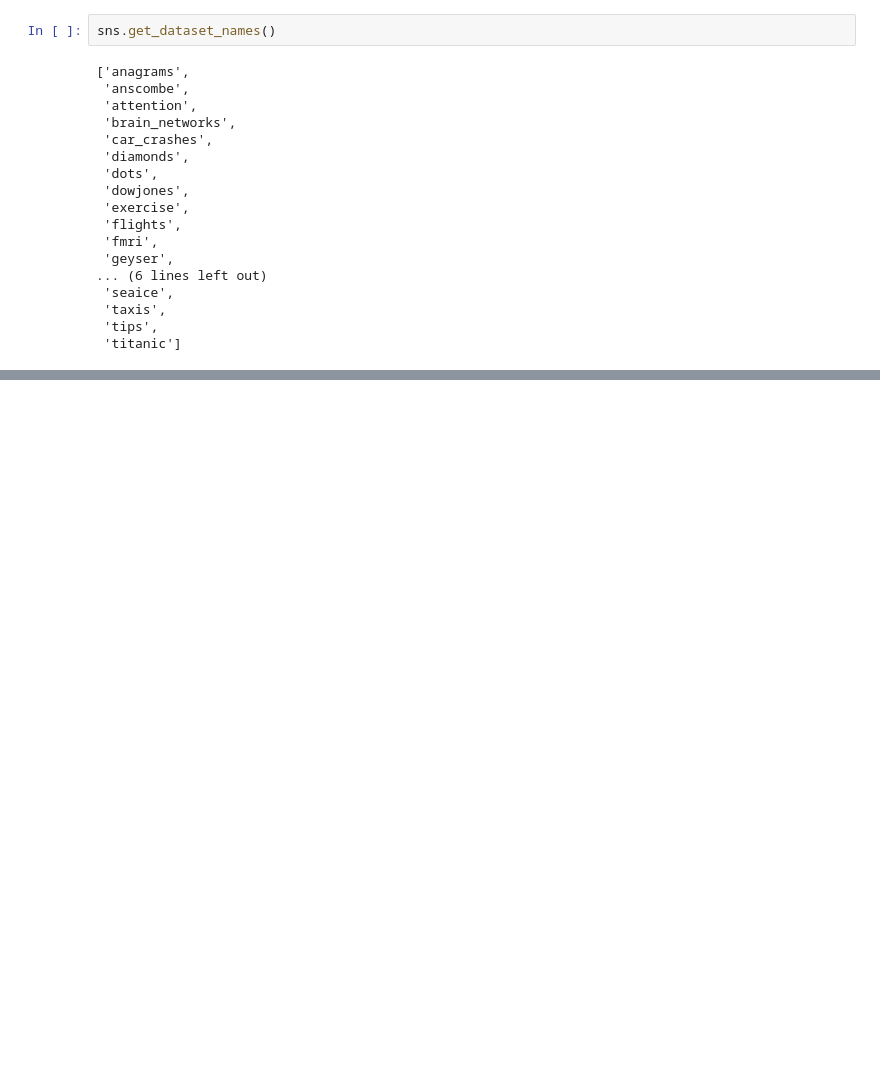
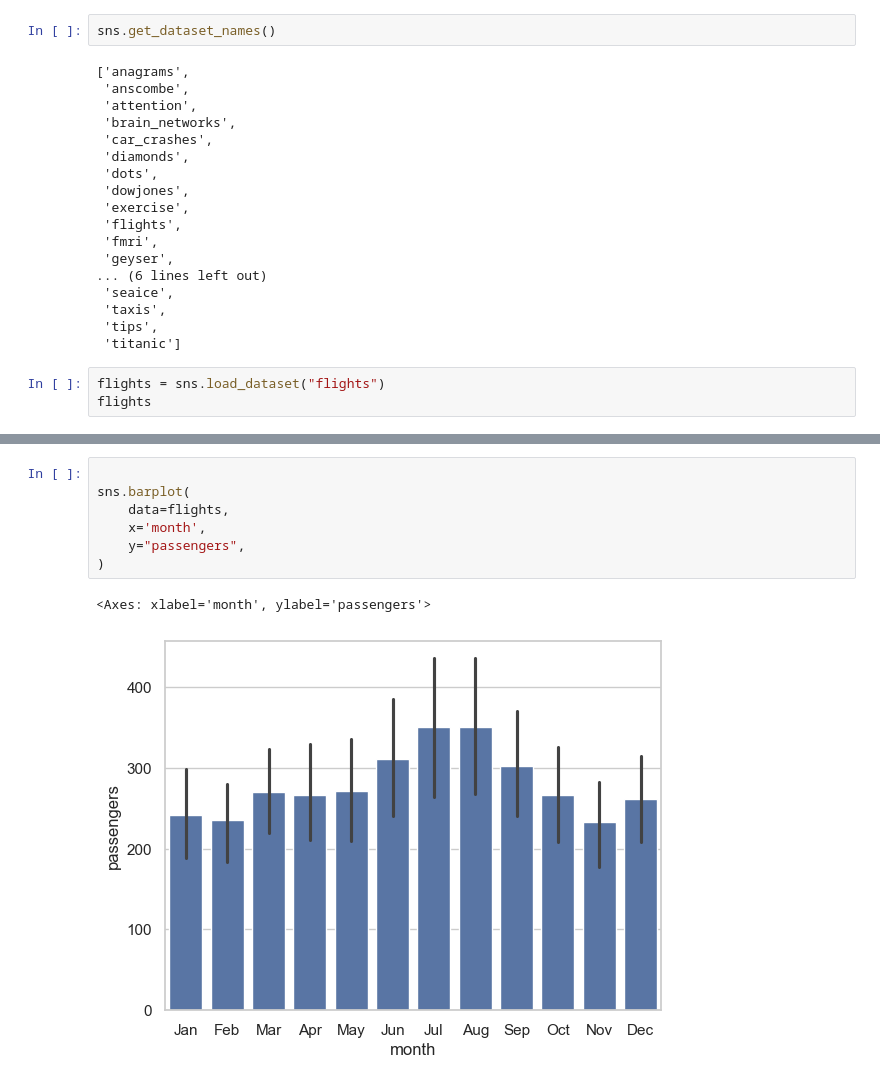
Before and after one commit to muhammadabid236159/AI-100-days-, a Jupyter notebook: 10_Seaborn/day27_seaborn.ipynb, the cells around one changed output, grey strips where cells are left out. Cells and saved outputs as stored; diff of their text form; blank space fills up the shorter version.

```diff
--- a/10_Seaborn/day27_seaborn.ipynb
+++ b/10_Seaborn/day27_seaborn.ipynb
@@ -39,3 +39,6 @@ sns.get_dataset_names()
  'taxis',
  'tips',
  'titanic']
+# %%
+flights = sns.load_dataset("flights")
+flights
@@ -41,0 +59,10 @@ sns.get_dataset_names()
+# %%
+
+sns.barplot(
+    data=flights,
+    x='month',
+    y="passengers",
+)
+# %% [output]
+<Axes: xlabel='month', ylabel='passengers'>
+[figure, added]
```
Also changed, not shown: parts of 5 cells of this notebook, 1 other file.
